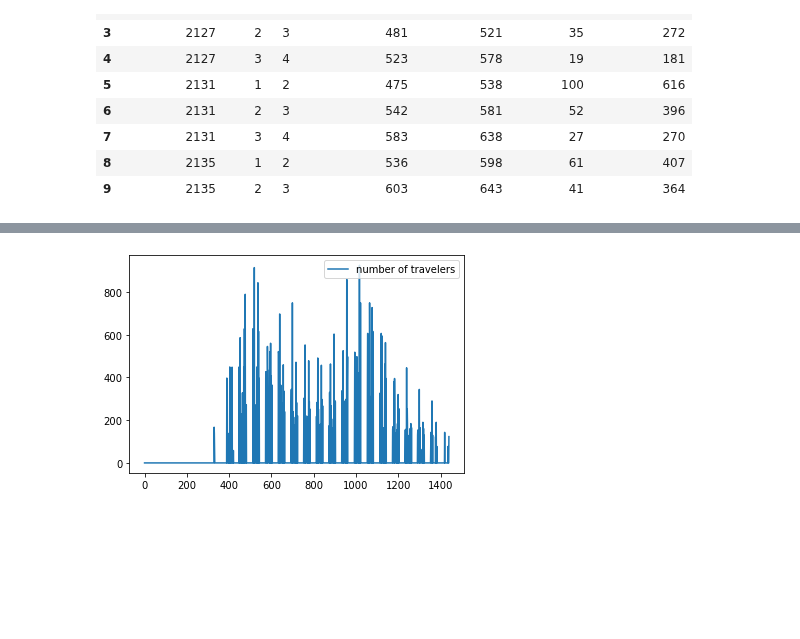
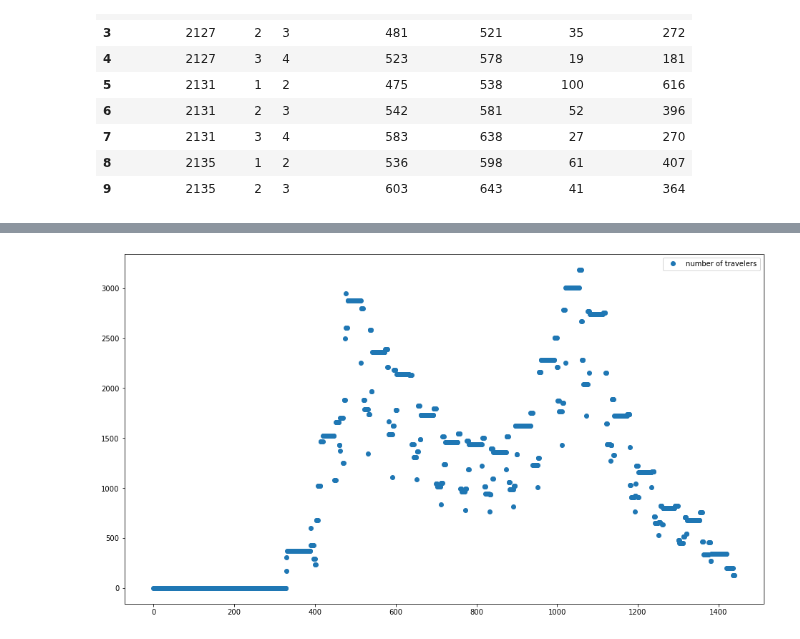
Before and after one commit to Sun-flowerSamurai/train-modelling, a Jupyter notebook: loading_train_data.ipynb, the cells around one changed output, grey strips where cells are left out. Drawn from its saved outputs; the diff is of its cells as text; code cells hidden in the pictures; blank space fills up the shorter version.

```diff
--- a/loading_train_data.ipynb
+++ b/loading_train_data.ipynb
@@ -81,7 +81,7 @@ for index, row in df.iterrows():
     start = row[3]
     stop = row[4]
     tot = total_passangers_at_t('1', row)
-    df_travelers_per_minute_first.loc[[start, stop + 1], 'number of travelers'] += tot
+    df_travelers_per_minute_first.loc[start:stop + 1, 'number of travelers'] += tot
 
-df_travelers_per_minute_first.plot();
+df_travelers_per_minute_first.plot(marker='o', linestyle='', figsize=(16,9));
 # %% [output]
@@ -89,13 +89,13 @@ df_travelers_per_minute_first.plot();
 # %%
 df_travelers_per_minute_second = pd.DataFrame(np.zeros((60*24, 1)))
 df_travelers_per_minute_second.columns = ['number of travelers']
 
 for index, row in df.iterrows():
     start = row[3]
     stop = row[4]
     tot = total_passangers_at_t('2', row)
-    df_travelers_per_minute_second.loc[[start, stop + 1], 'number of travelers'] += tot
+    df_travelers_per_minute_second.loc[start:stop + 1, 'number of travelers'] += tot
 
-df_travelers_per_minute_second.plot();
+df_travelers_per_minute_second.plot(marker='o', linestyle='', figsize=(16,9));
 # %% [output]
-[figure, old version]
+[figure, new version]
```
Also changed, not shown: parts of 1 cell of this notebook.
